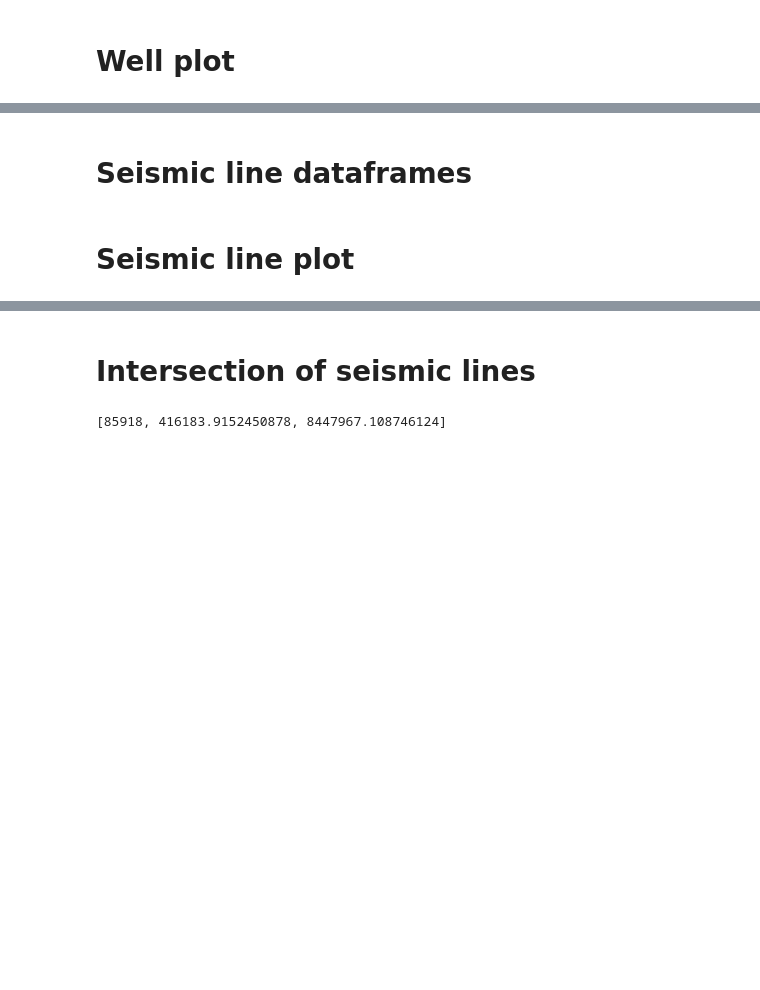
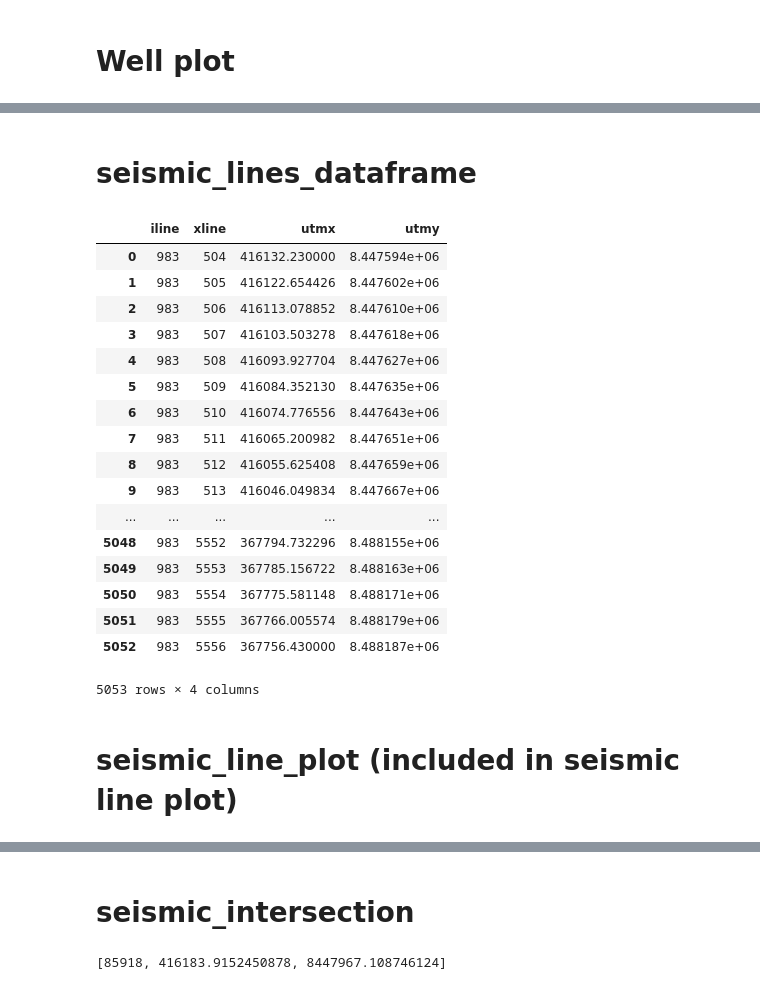
Before and after one commit to lsdR94/TEG, a Jupyter notebook: notebooks/Untitled.ipynb, the cells around one changed output, grey strips where cells are left out. Cells and saved outputs as stored; diff of their text form; code cells hidden in the pictures; blank space fills up the shorter version.

```diff
--- a/notebooks/Untitled.ipynb
+++ b/notebooks/Untitled.ipynb
@@ -404,8 +404,8 @@ def wells_plot(seismic_dataframe, wells_dataframe):
 wells_plot(cube_dataframe, well_dataframe)
 # %% [output]
 [interactive output not drawn]
-# %% [markdown]
-# Seismic line dataframes
+# %% [markdown]
+# seismic_lines_dataframe
 # %%
 def seismic_lines_dataframe(seismic_dataframe, polygon_dataframe):
 
@@ -472,8 +472,29 @@ def seismic_lines_dataframe(seismic_dataframe, polygon_dataframe):
                                      "utmx": i_utmx, "utmy": i_utmy})
 
     return([iline_dataframe, xline_dataframe])
+# %%
+seismic_lines_dataframe(cube_dataframe, polygon_dataframe)[1]
+# %% [output]
+|  | iline | xline | utmx | utmy |
+| 0 | 983 | 504 | 416132.230000 | 8.447594e+06 |
+| 1 | 983 | 505 | 416122.654426 | 8.447602e+06 |
+| 2 | 983 | 506 | 416113.078852 | 8.447610e+06 |
+| 3 | 983 | 507 | 416103.503278 | 8.447618e+06 |
+| 4 | 983 | 508 | 416093.927704 | 8.447627e+06 |
+| 5 | 983 | 509 | 416084.352130 | 8.447635e+06 |
+| 6 | 983 | 510 | 416074.776556 | 8.447643e+06 |
+| 7 | 983 | 511 | 416065.200982 | 8.447651e+06 |
+| 8 | 983 | 512 | 416055.625408 | 8.447659e+06 |
+| 9 | 983 | 513 | 416046.049834 | 8.447667e+06 |
+| ... | ... | ... | ... | ... |
+| 5048 | 983 | 5552 | 367794.732296 | 8.488155e+06 |
+| 5049 | 983 | 5553 | 367785.156722 | 8.488163e+06 |
+| 5050 | 983 | 5554 | 367775.581148 | 8.488171e+06 |
+| 5051 | 983 | 5555 | 367766.005574 | 8.488179e+06 |
+| 5052 | 983 | 5556 | 367756.430000 | 8.488187e+06 |
+5053 rows × 4 columns
 # %% [markdown]
-# Seismic line plot
+# seismic_line_plot (included in seismic line plot)
 # %%
 def seismic_line_plot(seismic_dataframe, polygon_dataframe, iline_number, xline_number):
     """
@@ -535,8 +556,8 @@ def seismic_line_plot(seismic_dataframe, polygon_dataframe, iline_number, xline_
 seismic_line_plot(cube_dataframe, polygon_dataframe, 1000, 520)
 # %% [output]
 [interactive output not drawn]
-# %% [markdown]
-# Intersection of seismic lines
+# %% [markdown]
+# seismic_intersection
 # %%
 def seismic_intersection(seismic_dataframe, polygon_dataframe, iline_number, xline_number):
     """
```
Also changed, not shown: parts of 19 cells of this notebook.
